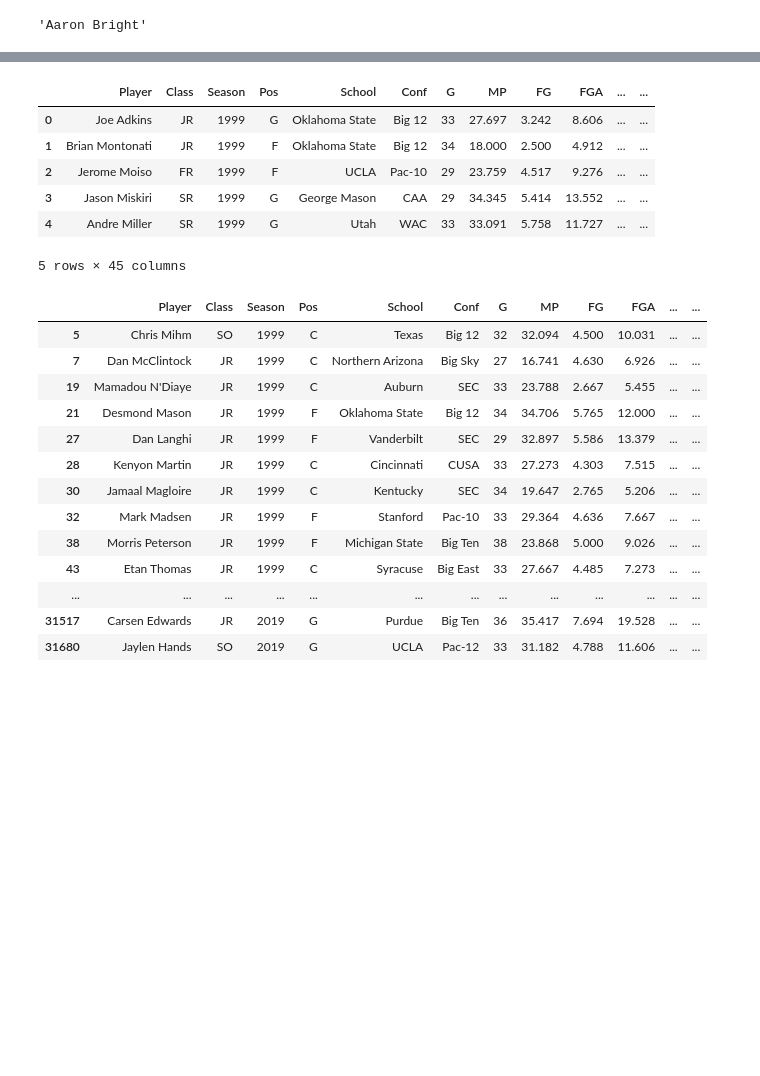
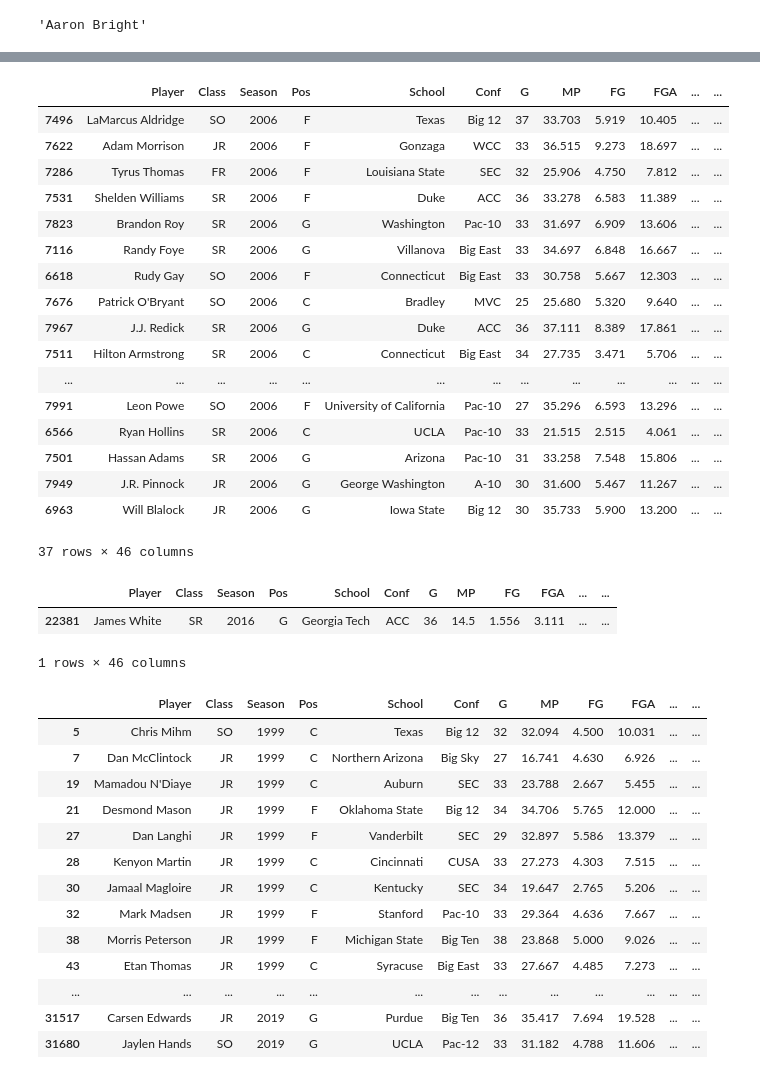
Before and after one commit to andrewfrilot/NBA_Scout, a Jupyter notebook: iPython_Notebooks/Merge.ipynb, the cells around one changed output, grey strips where cells are left out. Cells and saved outputs as stored; diff of their text form; code cells hidden in the pictures; blank space fills up the shorter version.

```diff
--- a/iPython_Notebooks/Merge.ipynb
+++ b/iPython_Notebooks/Merge.ipynb
@@ -266,7 +287,7 @@ first_merge[first_merge.Player == "Zion Williamson"]
 # %%
 #read in awards data
 
-awards = pd.read_csv(r"NCAA_awards_pivot.csv")
+awards = pd.read_csv(r"C:\\Users\\Ovais\\Desktop\\Project-3\\Dirty_Data\\NCAA_awards_pivot.csv")
 # %%
 awards.columns
 # %% [output]
@@ -372,7 +394,7 @@ first_merge.to_csv("ncaa_avg_stats.csv")
 # %%
 #merge draft data with ncaa data
 
-final_merge = test_merge.merge(drafty, on = "Player", how="left")
+final_merge = test_merge.merge(draft_data, on = "Player", how="left")
 # %%
 final_merge.Year = final_merge.Year.fillna(0)
 final_merge.Rd = final_merge.Rd.fillna(0)
@@ -381,16 +403,35 @@ final_merge.Pk = final_merge.Pk.fillna(0)
 final_merge["Projected Rd"] = final_merge.Rd
 final_merge["Projected Pk"] = final_merge.Pk
 final_merge["Team Score"] = (final_merge["Projected Rd"] - final_merge.Rd) + (final_merge["Projected Pk"] - final_merge.Pk)
-# %%
-final_merge.head()
-# %% [output]
-|  | Player | Class | Season | Pos | School | Conf | G | MP | FG | FGA | ... | ... |
-| 0 | Joe Adkins | JR | 1999 | G | Oklahoma State | Big 12 | 33 | 27.697 | 3.242 | 8.606 | ... | ... |
-| 1 | Brian Montonati | JR | 1999 | F | Oklahoma State | Big 12 | 34 | 18.000 | 2.500 | 4.912 | ... | ... |
-| 2 | Jerome Moiso | FR | 1999 | F | UCLA | Pac-10 | 29 | 23.759 | 4.517 | 9.276 | ... | ... |
-| 3 | Jason Miskiri | SR | 1999 | G | George Mason | CAA | 29 | 34.345 | 5.414 | 13.552 | ... | ... |
-| 4 | Andre Miller | SR | 1999 | G | Utah | WAC | 33 | 33.091 | 5.758 | 11.727 | ... | ... |
-5 rows × 45 columns
+# %%
+blanky = final_merge[final_merge.Season == 2006]
+# %%
+blanky[blanky.Pk != 0].sort_values(by= ["Pk"], ascending = True)
+# %% [output]
+|  | Player | Class | Season | Pos | School | Conf | G | MP | FG | FGA | ... | ... |
+| 7496 | LaMarcus Aldridge | SO | 2006 | F | Texas | Big 12 | 37 | 33.703 | 5.919 | 10.405 | ... | ... |
+| 7622 | Adam Morrison | JR | 2006 | F | Gonzaga | WCC | 33 | 36.515 | 9.273 | 18.697 | ... | ... |
+| 7286 | Tyrus Thomas | FR | 2006 | F | Louisiana State | SEC | 32 | 25.906 | 4.750 | 7.812 | ... | ... |
+| 7531 | Shelden Williams | SR | 2006 | F | Duke | ACC | 36 | 33.278 | 6.583 | 11.389 | ... | ... |
+| 7823 | Brandon Roy | SR | 2006 | G | Washington | Pac-10 | 33 | 31.697 | 6.909 | 13.606 | ... | ... |
+| 7116 | Randy Foye | SR | 2006 | G | Villanova | Big East | 33 | 34.697 | 6.848 | 16.667 | ... | ... |
+| 6618 | Rudy Gay | SO | 2006 | F | Connecticut | Big East | 33 | 30.758 | 5.667 | 12.303 | ... | ... |
+| 7676 | Patrick O'Bryant | SO | 2006 | C | Bradley | MVC | 25 | 25.680 | 5.320 | 9.640 | ... | ... |
+| 7967 | J.J. Redick | SR | 2006 | G | Duke | ACC | 36 | 37.111 | 8.389 | 17.861 | ... | ... |
+| 7511 | Hilton Armstrong | SR | 2006 | C | Connecticut | Big East | 34 | 27.735 | 3.471 | 5.706 | ... | ... |
+| ... | ... | ... | ... | ... | ... | ... | ... | ... | ... | ... | ... | ... |
+| 7991 | Leon Powe | SO | 2006 | F | University of California | Pac-10 | 27 | 35.296 | 6.593 | 13.296 | ... | ... |
+| 6566 | Ryan Hollins | SR | 2006 | C | UCLA | Pac-10 | 33 | 21.515 | 2.515 | 4.061 | ... | ... |
+| 7501 | Hassan Adams | SR | 2006 | G | Arizona | Pac-10 | 31 | 33.258 | 7.548 | 15.806 | ... | ... |
+| 7949 | J.R. Pinnock | JR | 2006 | G | George Washington | A-10 | 30 | 31.600 | 5.467 | 11.267 | ... | ... |
+| 6963 | Will Blalock | JR | 2006 | G | Iowa State | Big 12 | 30 | 35.733 | 5.900 | 13.200 | ... | ... |
+37 rows × 46 columns
+# %%
+final_merge[final_merge.Player == "James White"]
+# %% [output]
+|  | Player | Class | Season | Pos | School | Conf | G | MP | FG | FGA | ... | ... |
+| 22381 | James White | SR | 2016 | G | Georgia Tech | ACC | 36 | 14.5 | 1.556 | 3.111 | ... | ... |
+1 rows × 46 columns
 # %%
 ncaa_merge_1 = final_merge
 # %%
```
Also changed, not shown: parts of 28 cells of this notebook, 3 other files.
